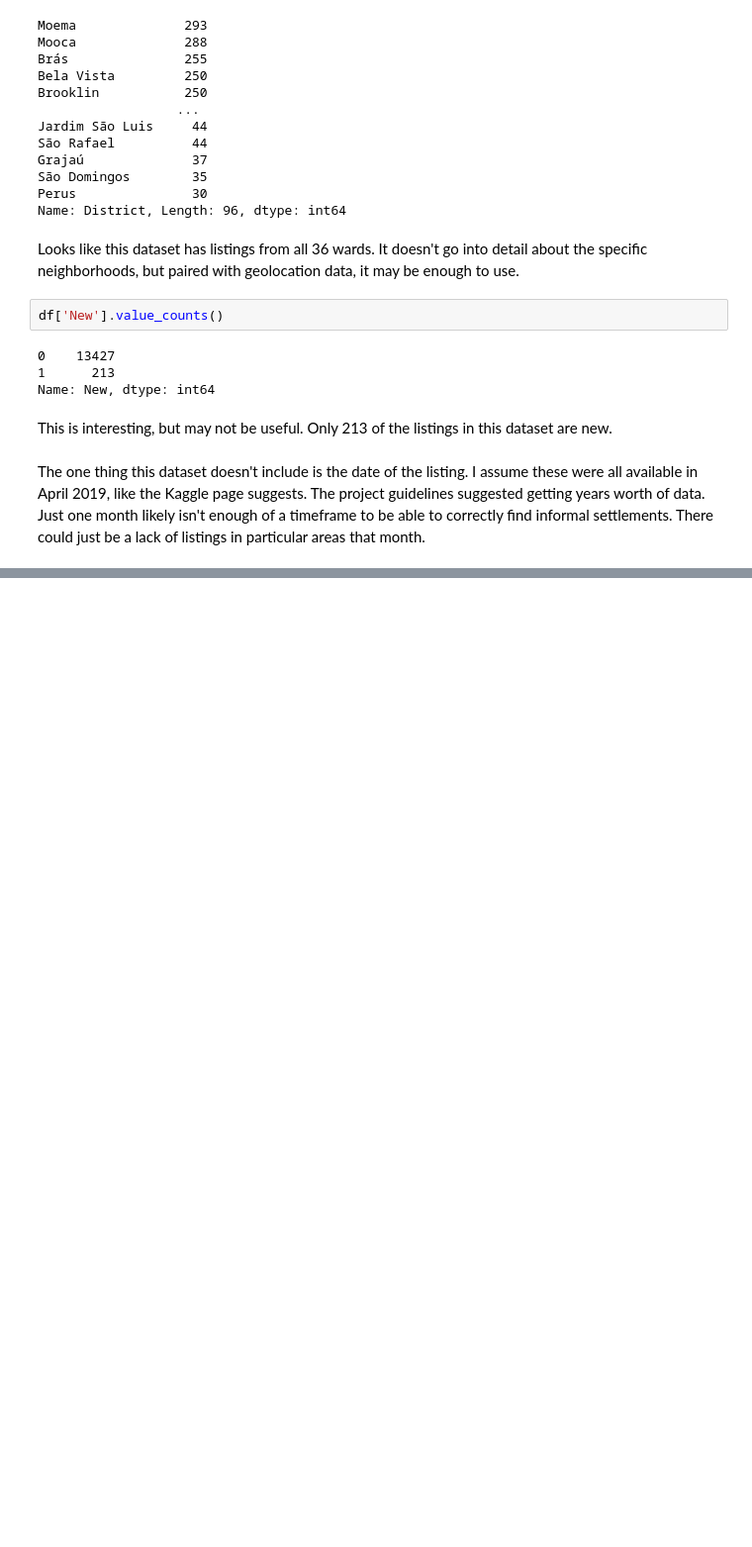
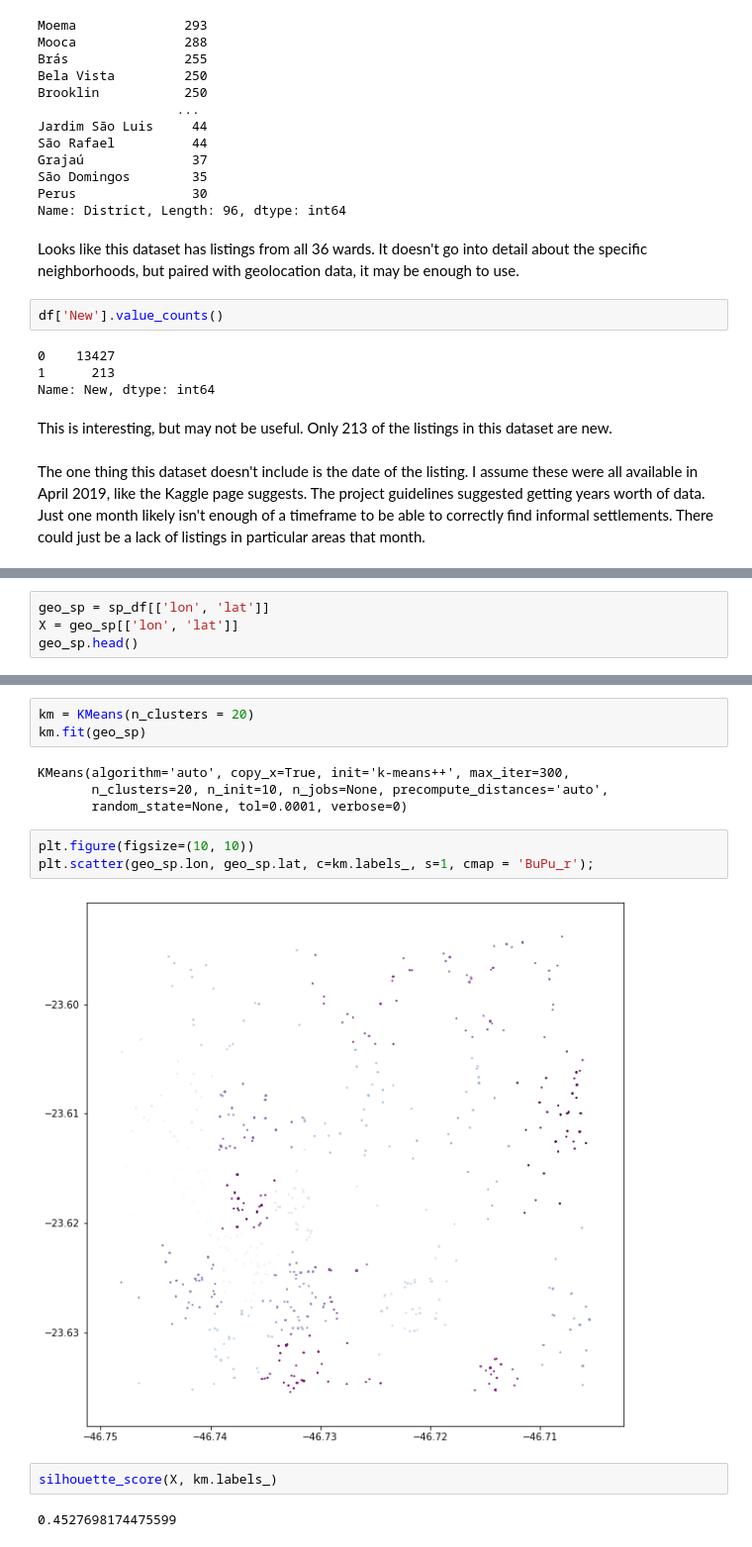
Before and after one commit to q-downgrade/informal-settlement-identification, a Jupyter notebook: workspaces/q/preliminary-EDA.ipynb, the cells around one changed output, grey strips where cells are left out. Shown at 99% size. Drawn from its saved outputs; the diff is of its cells as text; blank space fills up the shorter version.

Commit message:
added KMeans

```diff
--- a/workspaces/q/preliminary-EDA.ipynb
+++ b/workspaces/q/preliminary-EDA.ipynb
@@ -241,0 +319,4 @@ The one thing this dataset doesn't include is the date of the listing. I assume
+# %%
+geo_sp = sp_df[['lon', 'lat']]
+X = geo_sp[['lon', 'lat']]
+geo_sp.head()
@@ -241,0 +330,16 @@ The one thing this dataset doesn't include is the date of the listing. I assume
+# %%
+km = KMeans(n_clusters = 20)
+km.fit(geo_sp)
+# %% [output]
+KMeans(algorithm='auto', copy_x=True, init='k-means++', max_iter=300,
+       n_clusters=20, n_init=10, n_jobs=None, precompute_distances='auto',
+       random_state=None, tol=0.0001, verbose=0)
+# %%
+plt.figure(figsize=(10, 10))
+plt.scatter(geo_sp.lon, geo_sp.lat, c=km.labels_, s=1, cmap = 'BuPu_r');
+# %% [output]
+[figure, added]
+# %%
+silhouette_score(X, km.labels_)
+# %% [output]
+0.4527698174475599
```
Also changed, not shown: parts of 27 cells of this notebook.
